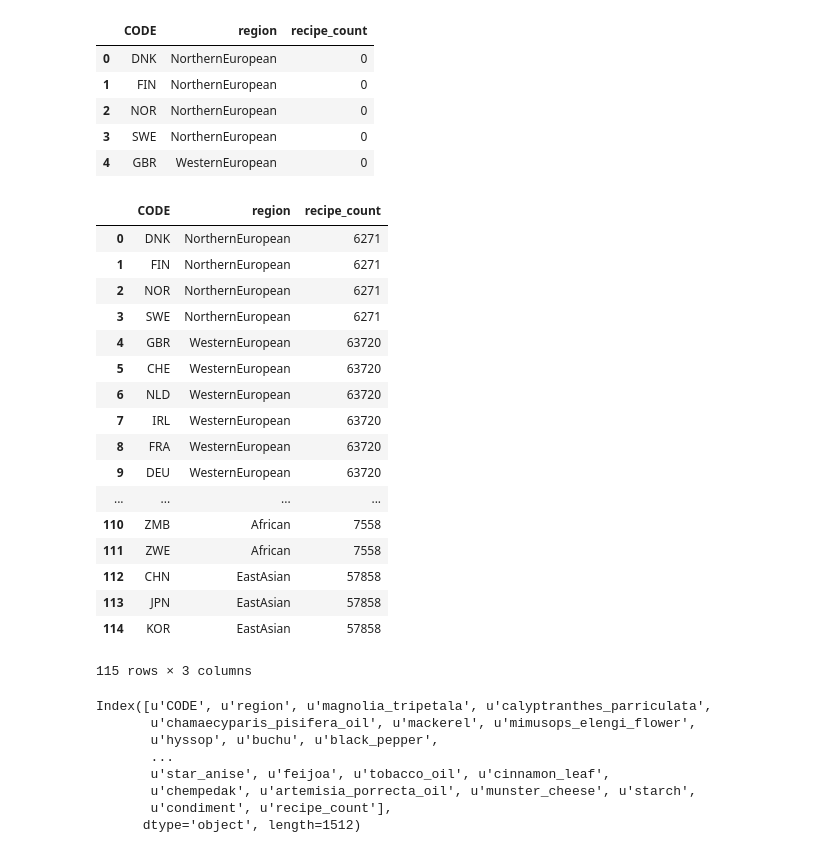
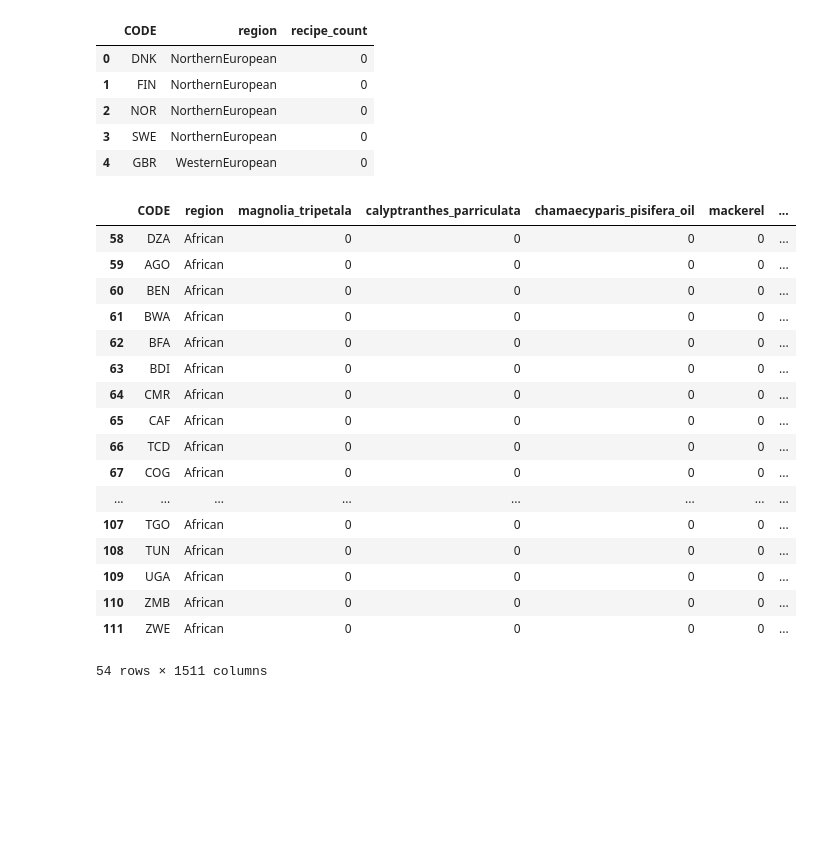
Before and after one commit to IsaKiko/flavourNW, a Jupyter notebook: Untitled.ipynb, the cells around one changed output. Drawn from its saved outputs; the diff is of its cells as text; code cells hidden in the pictures; blank space fills up the shorter version.

```diff
--- a/Untitled.ipynb
+++ b/Untitled.ipynb
@@ -38,34 +39,26 @@ df.loc[df['region'] == "SoutheastAsian", 'recipe_count'] = 9436
 df.loc[df['region'] == "SouthernEuropean", 'recipe_count'] = 96696
 df.loc[df['region'] == "WesternEuropean", 'recipe_count'] = 63720
 # %%
-df[["CODE", "region", "recipe_count"]]
+#df[["CODE", "region", "recipe_count"]]
-# %% [output]
-|  | CODE | region | recipe_count |
-| 0 | DNK | NorthernEuropean | 6271 |
-| 1 | FIN | NorthernEuropean | 6271 |
-| 2 | NOR | NorthernEuropean | 6271 |
-| 3 | SWE | NorthernEuropean | 6271 |
-| 4 | GBR | WesternEuropean | 63720 |
-| 5 | CHE | WesternEuropean | 63720 |
-| 6 | NLD | WesternEuropean | 63720 |
-| 7 | IRL | WesternEuropean | 63720 |
-| 8 | FRA | WesternEuropean | 63720 |
-| 9 | DEU | WesternEuropean | 63720 |
-| ... | ... | ... | ... |
-| 110 | ZMB | African | 7558 |
-| 111 | ZWE | African | 7558 |
-| 112 | CHN | EastAsian | 57858 |
-| 113 | JPN | EastAsian | 57858 |
-| 114 | KOR | EastAsian | 57858 |
-115 rows × 3 columns
-# %%
-df.columns
-# %% [output]
-Index([u'CODE', u'region', u'magnolia_tripetala', u'calyptranthes_parriculata',
-       u'chamaecyparis_pisifera_oil', u'mackerel', u'mimusops_elengi_flower',
-       u'hyssop', u'buchu', u'black_pepper',
-       ...
-       u'star_anise', u'feijoa', u'tobacco_oil', u'cinnamon_leaf',
-       u'chempedak', u'artemisia_porrecta_oil', u'munster_cheese', u'starch',
-       u'condiment', u'recipe_count'],
-      dtype='object', length=1512)
+# %%
+df_african = df[df.region == "African"]
+df_african
+# %% [output]
+|  | CODE | region | magnolia_tripetala | calyptranthes_parriculata | chamaecyparis_pisifera_oil | mackerel | ... |
+| 58 | DZA | African | 0 | 0 | 0 | 0 | ... |
+| 59 | AGO | African | 0 | 0 | 0 | 0 | ... |
+| 60 | BEN | African | 0 | 0 | 0 | 0 | ... |
+| 61 | BWA | African | 0 | 0 | 0 | 0 | ... |
+| 62 | BFA | African | 0 | 0 | 0 | 0 | ... |
+| 63 | BDI | African | 0 | 0 | 0 | 0 | ... |
+| 64 | CMR | African | 0 | 0 | 0 | 0 | ... |
+| 65 | CAF | African | 0 | 0 | 0 | 0 | ... |
+| 66 | TCD | African | 0 | 0 | 0 | 0 | ... |
+| 67 | COG | African | 0 | 0 | 0 | 0 | ... |
+| ... | ... | ... | ... | ... | ... | ... | ... |
+| 107 | TGO | African | 0 | 0 | 0 | 0 | ... |
+| 108 | TUN | African | 0 | 0 | 0 | 0 | ... |
+| 109 | UGA | African | 0 | 0 | 0 | 0 | ... |
+| 110 | ZMB | African | 0 | 0 | 0 | 0 | ... |
+| 111 | ZWE | African | 0 | 0 | 0 | 0 | ... |
+54 rows × 1511 columns
```
Also changed, not shown: parts of 11 cells of this notebook, 1 other file.
